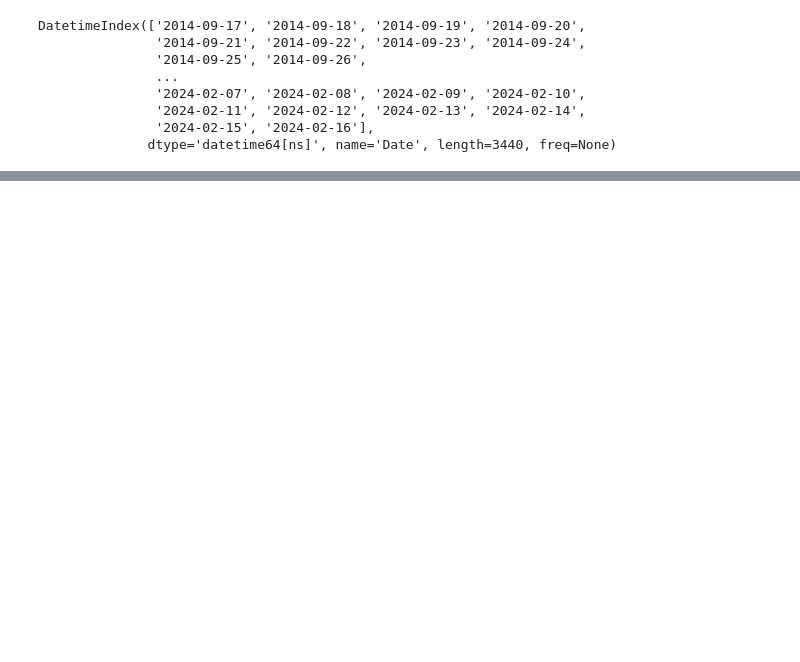
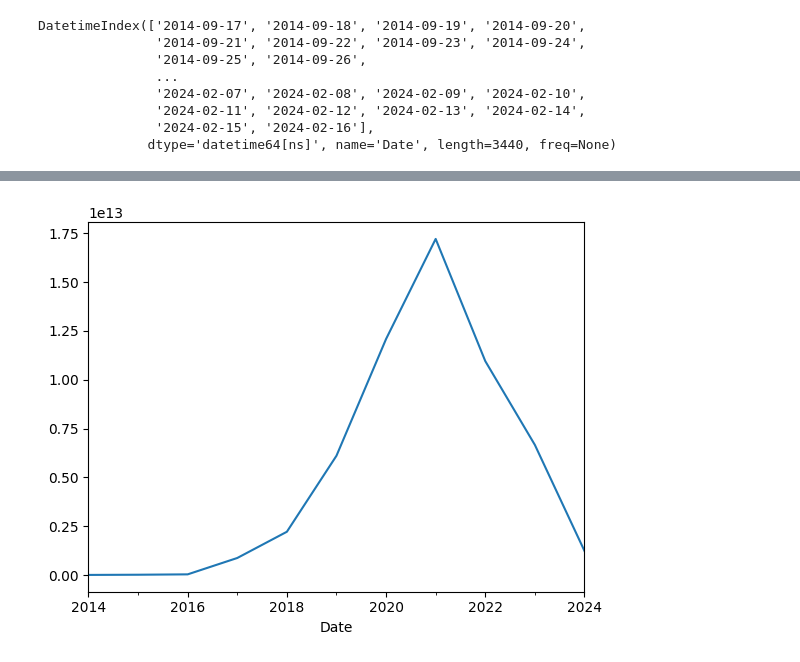
Before and after one commit to Grid-Resilience-Wentworth-Collaboration/time-series-tutorials-2025, a Jupyter notebook: Tutorial1.ipynb, the cells around one changed output, grey strips where cells are left out. Saved outputs shown, nothing was run; the diff lists cells and outputs as text; code cells hidden in the pictures; blank space fills up the shorter version.

```diff
--- a/Tutorial1.ipynb
+++ b/Tutorial1.ipynb
@@ -56,0 +117,5 @@ AttributeError: 'DataFrame' object has no attribute 'LOC'
+# %%
+df.resample('YE').sum()['Volume'].plot()
+plt.show()
+# %% [output]
+[figure, added]
```
Also changed, not shown: parts of 16 cells of this notebook.
